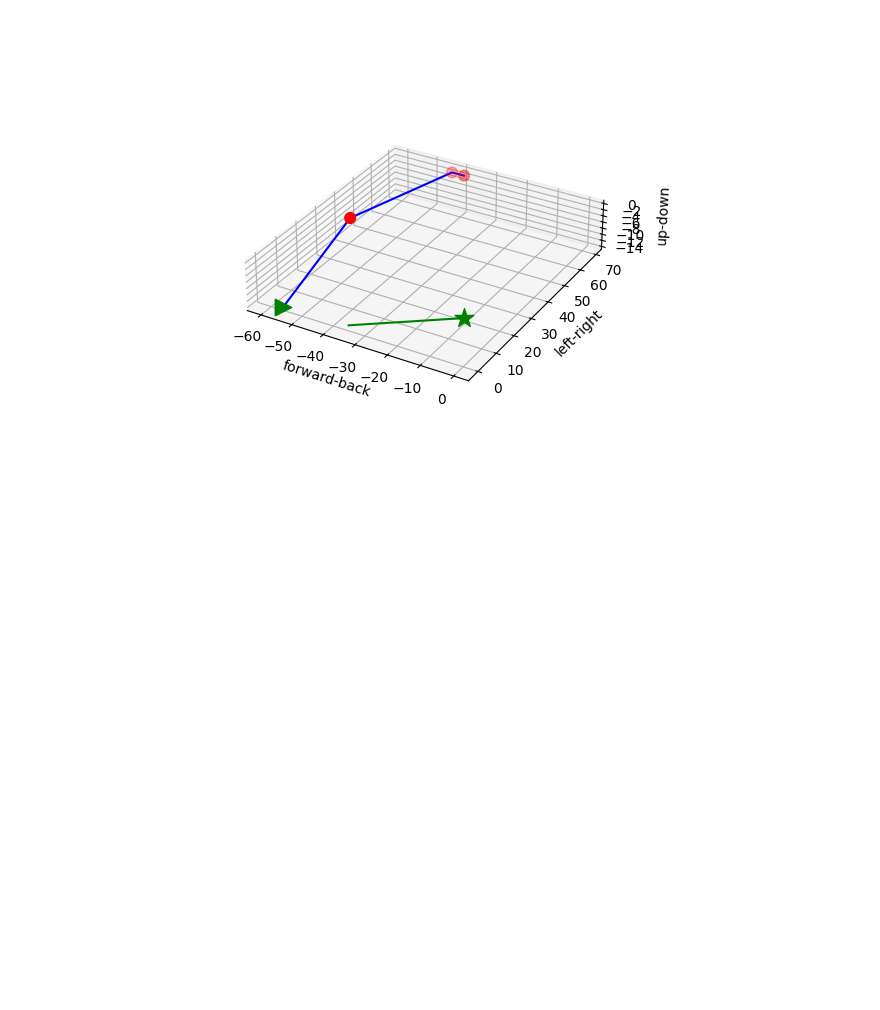
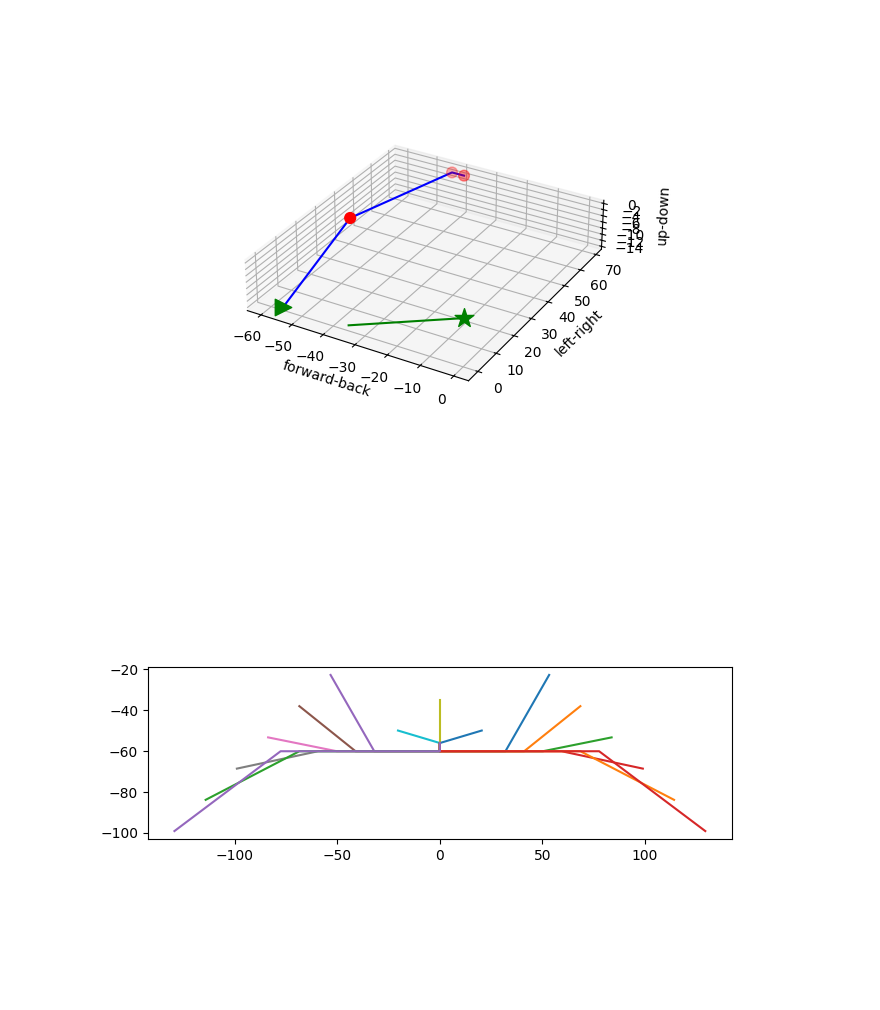
Before and after one commit to shewstar/transition_parse, a Jupyter notebook: first xml parse.ipynb, the cells around one changed output. Drawn from its saved outputs; the diff is of its cells as text; code cells hidden in the pictures; blank space fills up the shorter version.

```diff
--- a/first xml parse.ipynb
+++ b/first xml parse.ipynb
@@ -49,7 +49,7 @@ origin = [{'0.020,0.000,0.000'},
 {'-150.000,-20.430,8.000'}]
 f = open('coordinates.txt','a')
 for i in range(2,transitions):
-    if i == 16 or i == 17:
+    if i in (10,11,12,16,17):
         continue
     for j in range(2,transitions):
         if j == 16 or j == 17:
@@ -82,18 +82,4 @@ for i in range(2,transitions):
 f.close()
 # print(num)
 print(errorcount)
-
-# tree = ET.parse('transitions\AAR Formation_StationChange_2_15.xml')
-# root = tree.getroot()
-# grandchild = root[0][2]
-# occurence = 16
-
-# for numsteps in grandchild.findall('component'):
-#     val = -1
-#     coord = grandchild[num+1][3].text
-#     num += 1
-#     for i in range(0,occurence):
-#         val = coord.find('{',val+1)
-#     end = coord.find('}',val)
-#     print(coord[val+1:end])
 # %% [output]
@@ -240,3 +197,15 @@ ax.set_aspect('equal')
 plt.show()
 # %% [output]
 [figure]
+# %%
+fig2, bx = plt.subplots(layout='constrained')
+for index, row in df.iterrows():
+    if row['destination station'] == 15:
+        labelz = str(int(row['starting station'])) + '-' + str(int(row['destination station']))
+        row = list(row)
+        xvals = [row[3],row[6],row[9],row[12]]
+        yvals = [-row[4],-row[7],-row[10],-row[13]]
+        bx.plot(yvals, xvals, label=labelz)
+        bx.set_aspect('equal')
+# %% [output]
+[figure, added]
```
Also changed, not shown: parts of 5 cells of this notebook.
